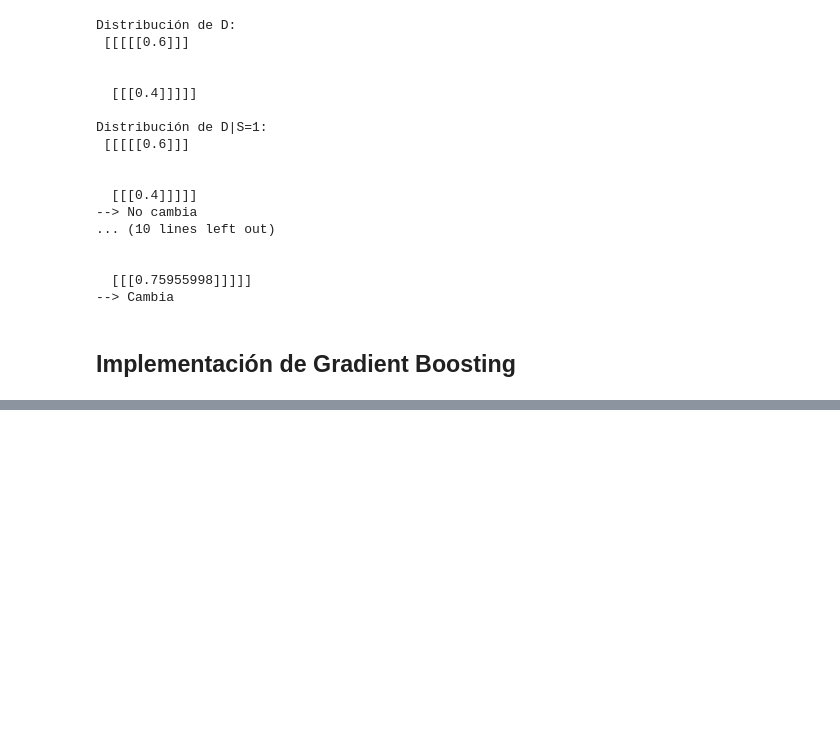
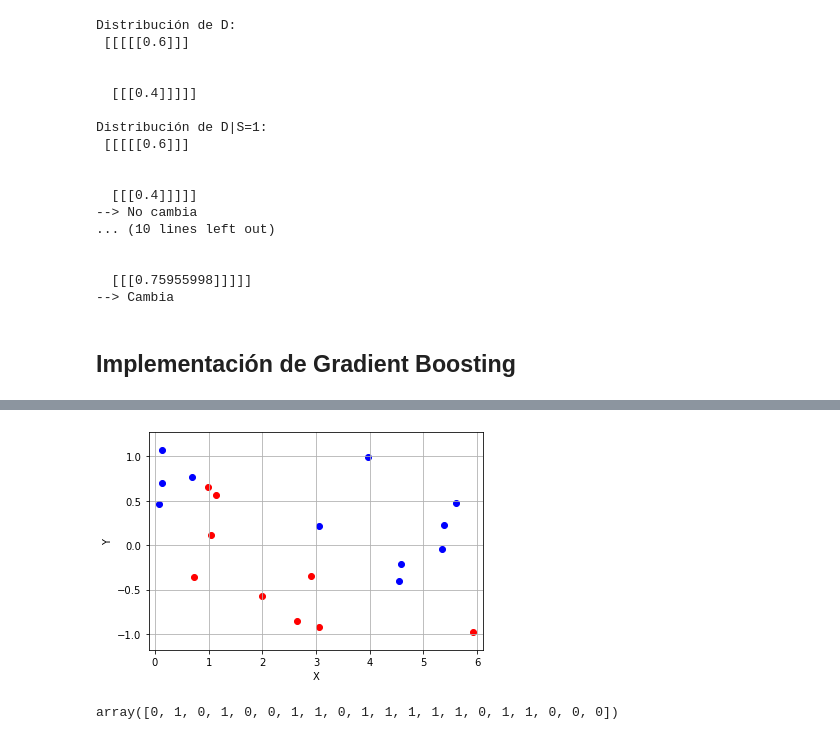
Before and after one commit to Ludvins/MCD_Practicas_MAAA, a Jupyter notebook: P2/P2.ipynb, the cells around one changed output, grey strips where cells are left out. Cells and saved outputs as stored; diff of their text form; code cells hidden in the pictures; blank space fills up the shorter version.

```diff
--- a/P2/P2.ipynb
+++ b/P2/P2.ipynb
@@ -385,16 +517,65 @@ def plotModel(x,y,clase,clf,title=""):
     plt.xlabel("X")
     plt.ylabel("Y")
     plt.title(title)
+# %%
+def createDataSet(n,model,ymargin,noise=None,output_boundary=False):
+    x = np.random.rand(n,1)*2.0*np.pi
+    xbnd = np.linspace(0,2.0*np.pi,100)
+
+    if model == 'sine':
+        y = (np.random.rand(n,1) - 0.5)*2.2
+        c = y > np.sin(x)
+        ybnd = np.sin(xbnd)
+    elif model == 'linear':
+        y = np.random.rand(n,1)*2.0*np.pi
+        c = y > x
+        ybnd = xbnd
+    elif model == 'square':
+        y = np.random.rand(n,1)*4.0*np.pi*np.pi
+        c = y > x*x
+        ybnd = xbnd*xbnd
+    else:
+        y = np.random.rand(n,1)*2.0*np.pi
+        c = y > x
+        ybnd = xbnd
+
+    y[c == True] = y[c == True] + ymargin
+    y[c == False] = y[c == False] - ymargin
+
+    if noise is not None:
+        y = y + noise * np.random.randn(n,1)
+        x = x + noise * np.random.randn(n,1)
+
+    if output_boundary == True:
+        return x, y, (c*1).ravel(), xbnd, ybnd
+    else:
+        return x, y, (c*1).ravel()
+# %%
+def plotData(x,y,c,style0,style1,title=''):
+    plt.scatter(x[c==0],y[c==0],**style0)
+    plt.scatter(x[c==1],y[c==1],**style1)
+    plt.grid(True)
+    plt.axis([x.min()-0.2, x.max()+0.2, y.min()-0.2, y.max()+0.2])
+    plt.xlabel("X")
+    plt.ylabel("Y")
+    plt.title(title)
 # %%
 # Problem data:
 np.random.seed(11)
-n = 300
+import matplotlib.pyplot as plt
+n = 20
 model = 'sine'
 ymargin = 0.
 noise = 0.0             # <========= Modifica este valor 0 ó 0.3, (antes responde a las cuestiones de arriba)
 x1, x2, ytrain, xbnd, ybnd = createDataSet(n, model, ymargin, noise, True)
 x1test, x2test, ytest = createDataSet(n*10, model, ymargin, noise)
 plotData(x1,x2,ytrain,{'c':'#FF0000'},{'c':'#0000FF'})
 Xtrain = np.concatenate((x1, x2), axis = 1)
 Xtest = np.concatenate((x1test, x2test), axis = 1)
+# %% [output]
+[figure, added]
+# %%
+ytrain
+# %% [output]
+array([0, 1, 0, 1, 0, 0, 1, 1, 0, 1, 1, 1, 1, 1, 0, 1, 1, 0, 0, 0])
 # %%
```
Also changed, not shown: parts of 9 cells of this notebook.
